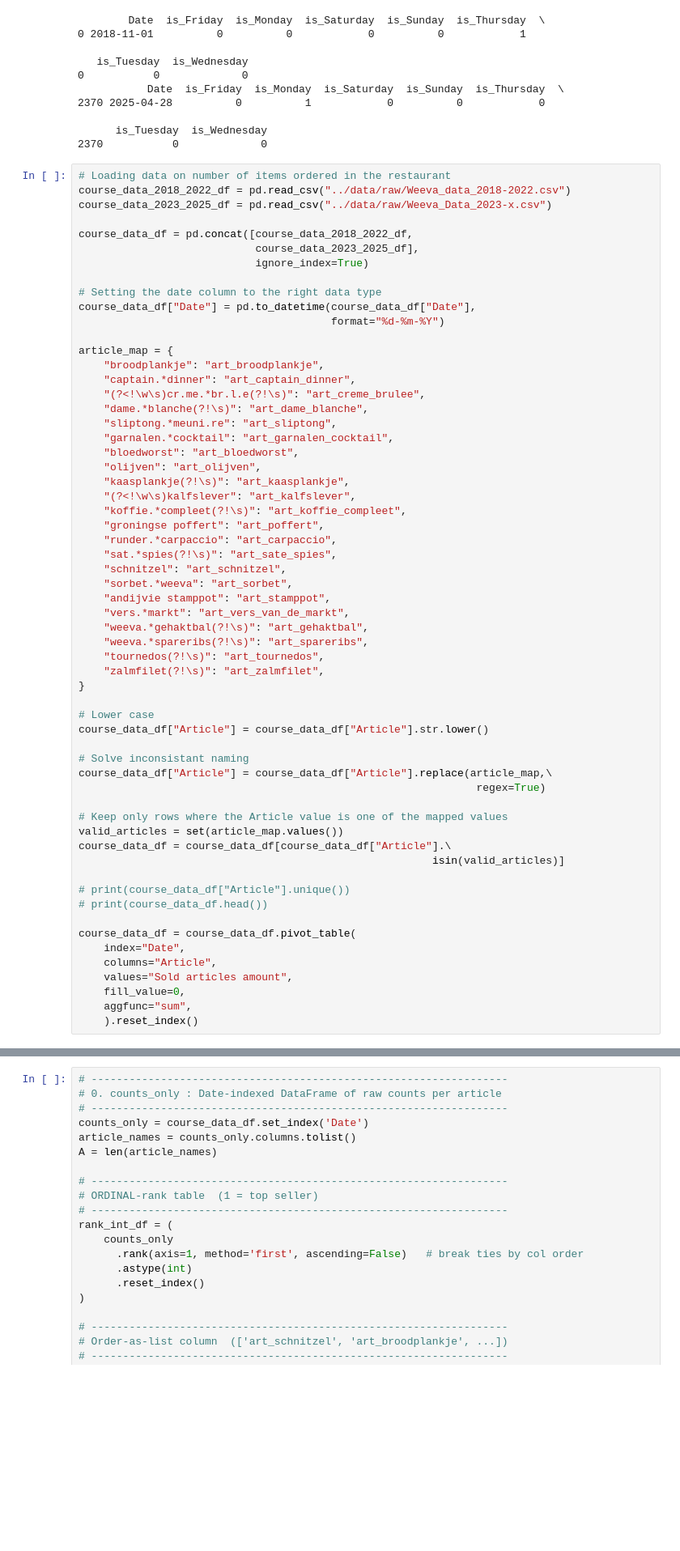
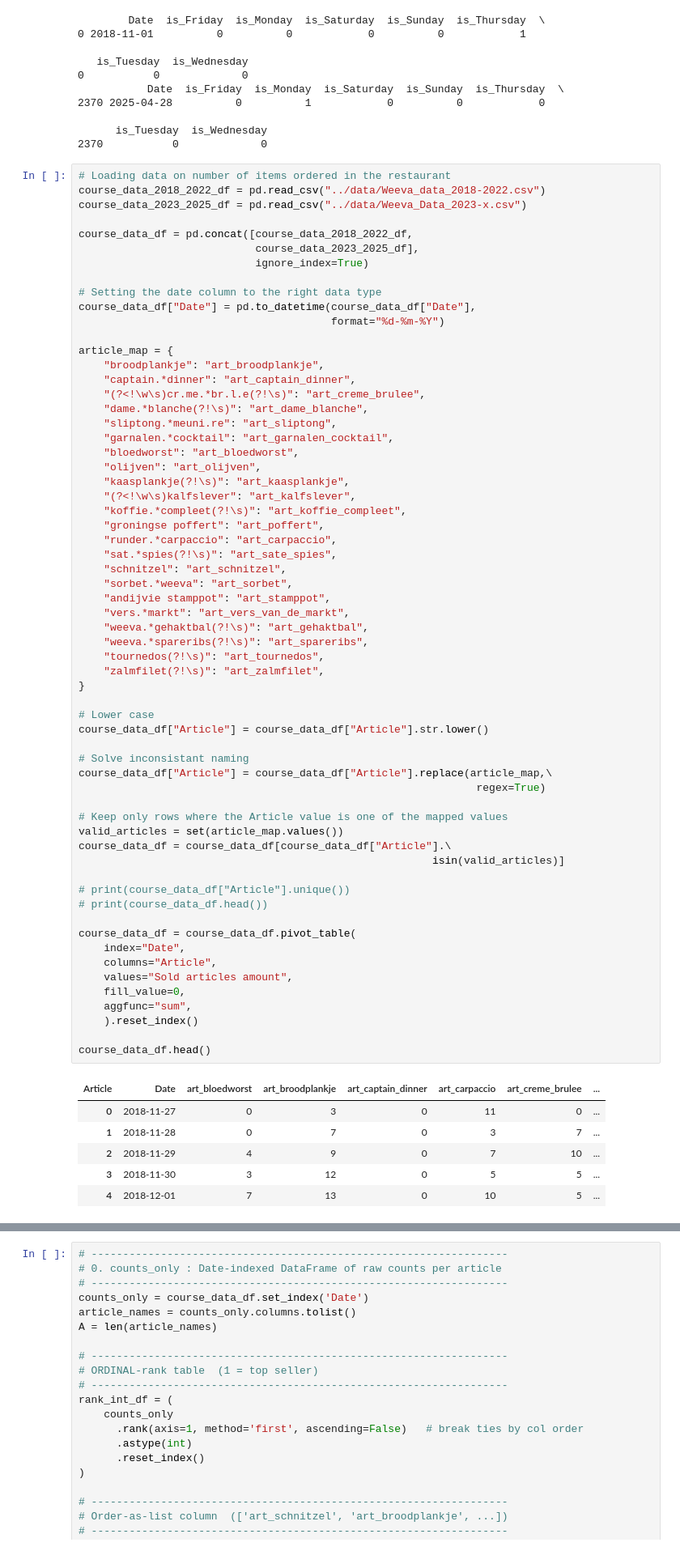
Before and after one commit to ivopascal/Applied-ML-Template, a Jupyter notebook: restaurant_guest_forecasting/notebooks/data_preprocessing.ipynb, the cells around one changed output, grey strips where cells are left out. Shown: that part at 81% size. Saved outputs shown, nothing was run; the diff lists cells and outputs as text; blank space fills up the shorter version.

```diff
--- a/restaurant_guest_forecasting/notebooks/data_preprocessing.ipynb
+++ b/restaurant_guest_forecasting/notebooks/data_preprocessing.ipynb
@@ -251,8 +251,8 @@ print(calendar_df.tail(1))
 2370           0             0
 # %%
 # Loading data on number of items ordered in the restaurant
-course_data_2018_2022_df = pd.read_csv("../data/raw/Weeva_data_2018-2022.csv")
-course_data_2023_2025_df = pd.read_csv("../data/raw/Weeva_Data_2023-x.csv")
+course_data_2018_2022_df = pd.read_csv("../data/Weeva_data_2018-2022.csv")
+course_data_2023_2025_df = pd.read_csv("../data/Weeva_Data_2023-x.csv")
 
 course_data_df = pd.concat([course_data_2018_2022_df,
                             course_data_2023_2025_df],
@@ -282,30 +282,39 @@ article_map = {
     "andijvie stamppot": "art_stamppot",
     "vers.*markt": "art_vers_van_de_markt",
     "weeva.*gehaktbal(?!\s)": "art_gehaktbal",
     "weeva.*spareribs(?!\s)": "art_spareribs",
     "tournedos(?!\s)": "art_tournedos",
     "zalmfilet(?!\s)": "art_zalmfilet",
 }
 
 # Lower case
 course_data_df["Article"] = course_data_df["Article"].str.lower()
 
 # Solve inconsistant naming
 course_data_df["Article"] = course_data_df["Article"].replace(article_map,\
                                                                regex=True)
 
 # Keep only rows where the Article value is one of the mapped values
 valid_articles = set(article_map.values())
 course_data_df = course_data_df[course_data_df["Article"].\
                                                         isin(valid_articles)]
 
 # print(course_data_df["Article"].unique())
 # print(course_data_df.head())
 
 course_data_df = course_data_df.pivot_table(
     index="Date",
     columns="Article",
     values="Sold articles amount",
     fill_value=0,
     aggfunc="sum",
     ).reset_index()
+
+course_data_df.head()
+# %% [output]
+| Article | Date | art_bloedworst | art_broodplankje | art_captain_dinner | art_carpaccio | art_creme_brulee | ... |
+| 0 | 2018-11-27 | 0 | 3 | 0 | 11 | 0 | ... |
+| 1 | 2018-11-28 | 0 | 7 | 0 | 3 | 7 | ... |
+| 2 | 2018-11-29 | 4 | 9 | 0 | 7 | 10 | ... |
+| 3 | 2018-11-30 | 3 | 12 | 0 | 5 | 5 | ... |
+| 4 | 2018-12-01 | 7 | 13 | 0 | 10 | 5 | ... |
```
Also changed, not shown: parts of 6 cells of this notebook, 1 other file.
